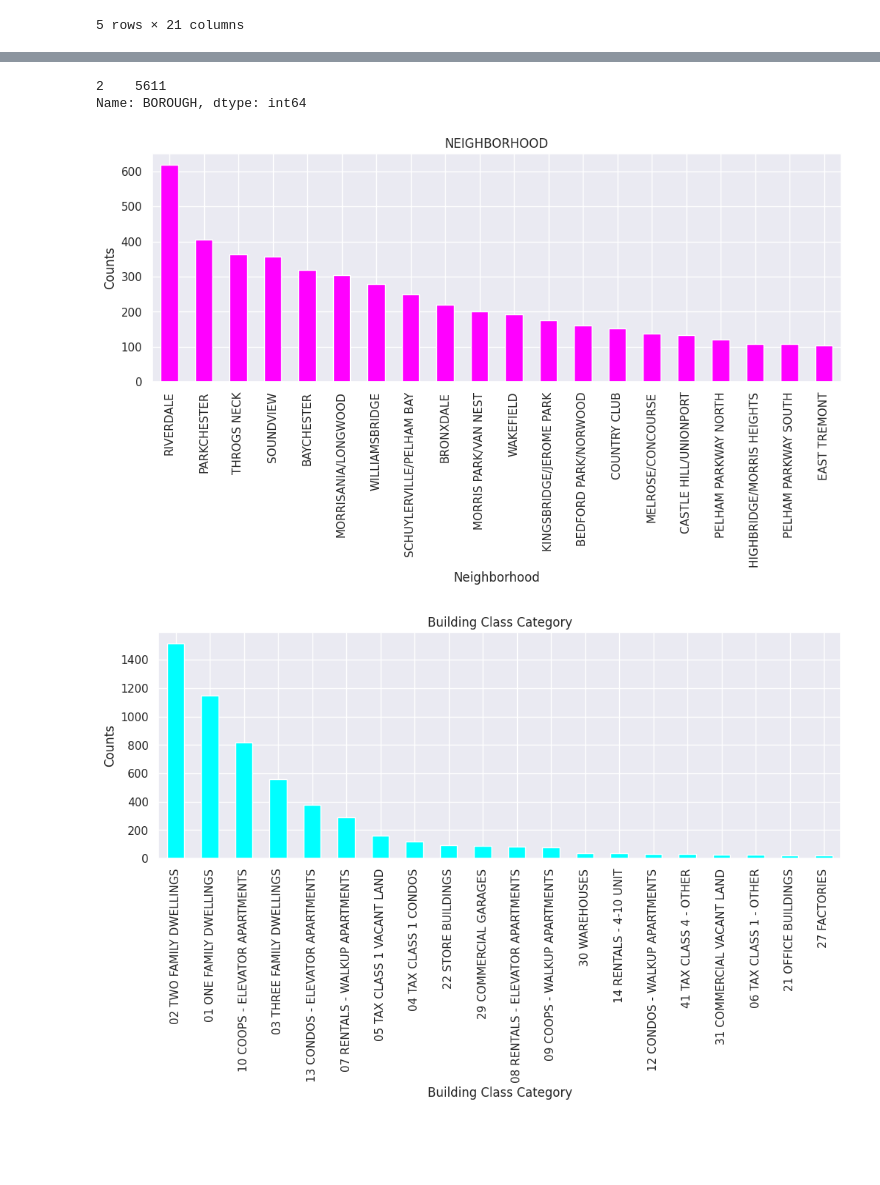
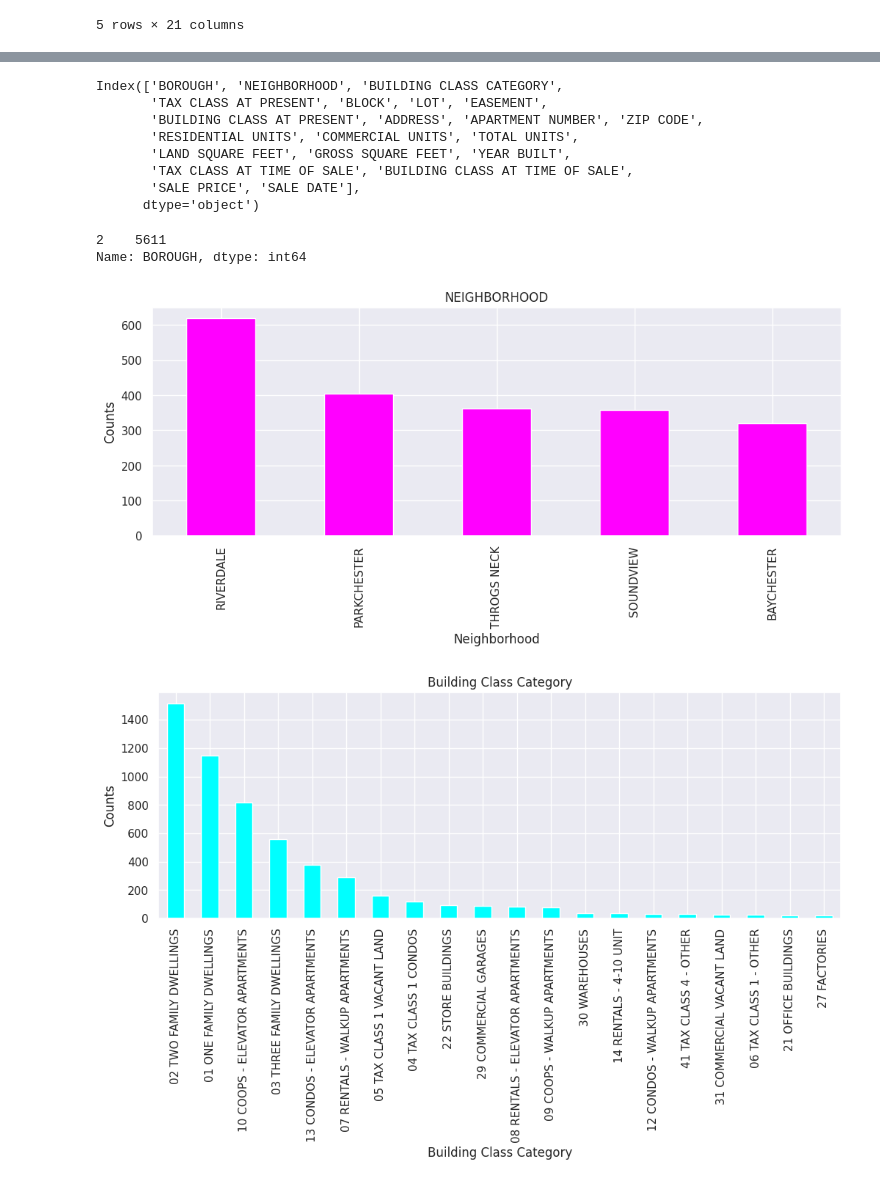
Before and after one commit to chonginbilly/Moringa_DS, a Jupyter notebook: Data_Cleaning_Group_Asssignment.ipynb, the cells around one changed output, grey strips where cells are left out. Saved outputs shown, nothing was run; the diff lists cells and outputs as text; code cells hidden in the pictures; blank space fills up the shorter version.

```diff
--- a/Data_Cleaning_Group_Asssignment.ipynb
+++ b/Data_Cleaning_Group_Asssignment.ipynb
@@ -20,5 +14,5 @@ Mounted at /content/drive
 # %%
-data= pd.read_excel('rollingsales_bronx.xlsx',date_parser='%m/%d/%Y')
+data= pd.read_excel('/content/rollingsales_bronx.xlsx')
 data.head()
 # %% [output]
 |  | BOROUGH | NEIGHBORHOOD | BUILDING CLASS CATEGORY | TAX CLASS AT PRESENT | BLOCK | LOT | EASEMENT | ... |
@@ -28,6 +22,3 @@ data.head()
 | 3 | 2 | BATHGATE | 01 ONE FAMILY DWELLINGS | 1 | 3053 | 86 | NaN | ... |
 | 4 | 2 | BATHGATE | 02 TWO FAMILY DWELLINGS | 1 | 2904 | 22 | NaN | ... |
 5 rows × 21 columns
-# %%
-data=data[data.duplicated()]
-data.head()
@@ -113,5 +45,14 @@ data.info()
 # %%
 data.columns
+# %% [output]
+Index(['BOROUGH', 'NEIGHBORHOOD', 'BUILDING CLASS CATEGORY',
+       'TAX CLASS AT PRESENT', 'BLOCK', 'LOT', 'EASEMENT',
+       'BUILDING CLASS AT PRESENT', 'ADDRESS', 'APARTMENT NUMBER', 'ZIP CODE',
+       'RESIDENTIAL UNITS', 'COMMERCIAL UNITS', 'TOTAL UNITS',
+       'LAND SQUARE FEET', 'GROSS SQUARE FEET', 'YEAR BUILT',
+       'TAX CLASS AT TIME OF SALE', 'BUILDING CLASS AT TIME OF SALE',
+       'SALE PRICE', 'SALE DATE'],
+      dtype='object')
 # %%
 data['BOROUGH'].value_counts()
 # %% [output]
@@ -120,13 +61,13 @@ Name: BOROUGH, dtype: int64
 # %%
 # NEIGHBORHOOD
 plt.figure(figsize = (12,4))
-data['NEIGHBORHOOD'].value_counts()[:20].plot(kind = 'bar', color = 'magenta')
+data['NEIGHBORHOOD'].value_counts()[:5].plot(kind = 'bar', color = 'magenta')
 plt.title('NEIGHBORHOOD')
 plt.xlabel('Neighborhood')
 plt.ylabel('Counts')
 plt.show()
 # %% [output]
-[figure, old version]
+[figure, new version]
 # %%
 data.rename(columns = {'BUILDING CLASS CATEGORY': 'BUILDING_CLASS_CATEGORY',
                        'TAX CLASS AT PRESENT': 'TAX_CLASS'}, inplace = True)
```
Also changed, not shown: parts of 21 cells of this notebook.
